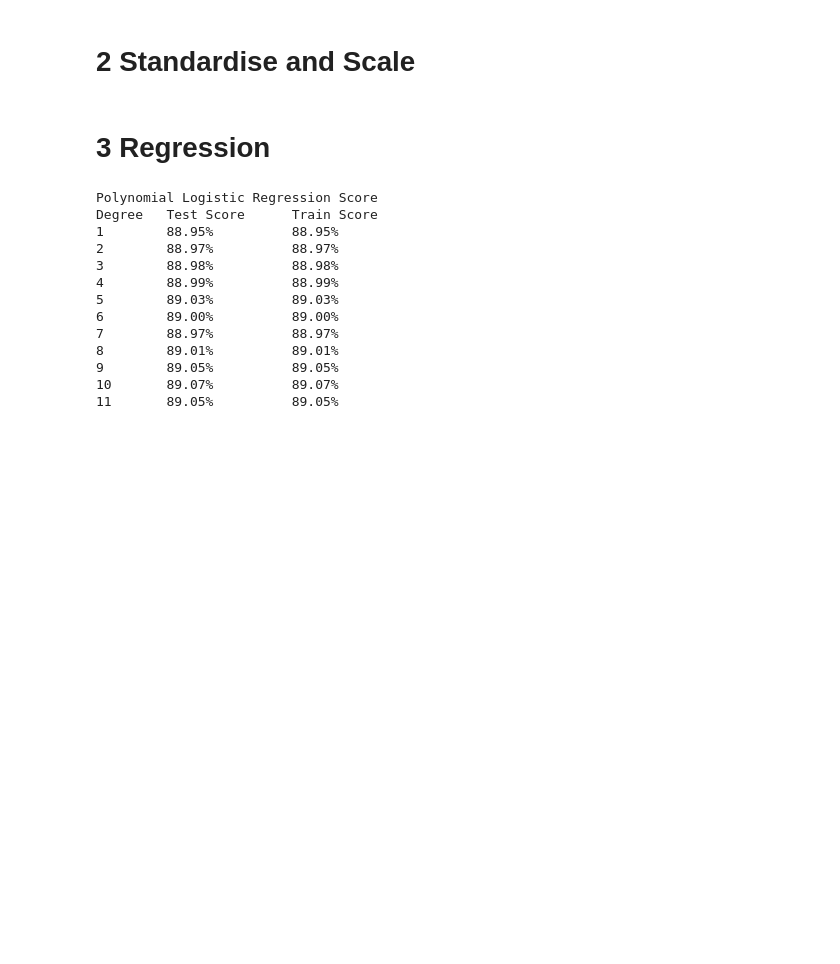
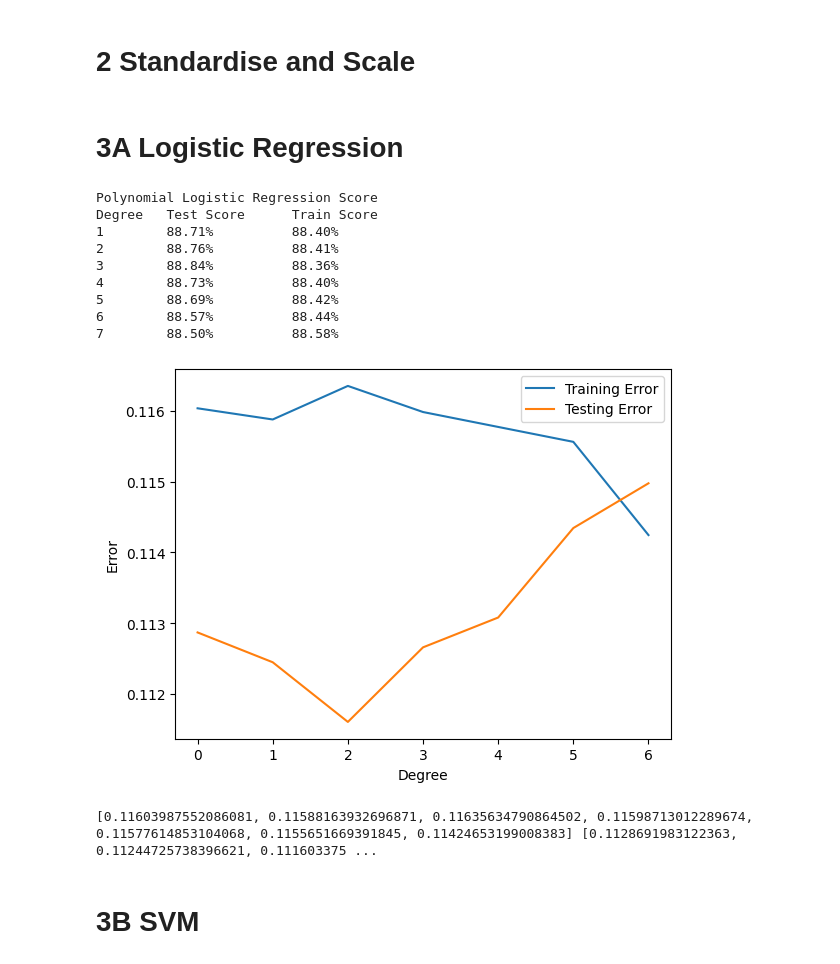
Before and after one commit to CoolestAIKids/formula1, a Jupyter notebook: src/formula1.ipynb, the cells around one changed output. Drawn from its saved outputs; the diff is of its cells as text; code cells hidden in the pictures; blank space fills up the shorter version.

```diff
--- a/src/formula1.ipynb
+++ b/src/formula1.ipynb
@@ -110,7 +113,7 @@ scaler = StandardScaler()
 X_train = scaler.fit_transform(X_train)
 X_test = scaler.transform(X_test)
 # %% [markdown]
-# 3 Regression
+# 3A Logistic Regression
 # %%
 def polynomial_logistic_regression(X_train, Y_train, X_test, Y_test, max_degree=6):
     """Polynomial logistic regression
@@ -144,24 +147,45 @@ def polynomial_logistic_regression(X_train, Y_train, X_test, Y_test, max_degree=
         testing_score = logreg.score(X_test_poly, Y_test)
 
         # Append errors
-        training_error.append(1 - training_score * 100)
-        testing_error.append(1 - testing_score * 100)
+        training_error.append(1 - training_score)
+        testing_error.append(1 - testing_score)
 
         # Fancy print B)
         print(f"{i} \t {testing_score*100.0:.2f}% \t {training_score*100.0:.2f}%")
+
+    return training_error, testing_error
+# %%
+def plot_error(training_error, testing_error):
+    """Plots the training and testing error.
+
+    Args:
+        training_error (list): List of training errors
+        testing_error (list): List of testing errors
+    """
+    plt.plot(training_error, label="Training Error")
+    plt.plot(testing_error, label="Testing Error")
+    plt.xlabel("Degree")
+    plt.ylabel("Error")
+    plt.legend()
+    plt.show()
 # %%
-polynomial_logistic_regression(X_train, Y_train, X_test, Y_test, max_degree=11)
+training_error, testing_error = polynomial_logistic_regression(
+    X_train, Y_train, X_test, Y_test, max_degree=7
+)
 # %% [output]
 Polynomial Logistic Regression Score
 Degree   Test Score      Train Score
-1        88.95%          88.95%
-2        88.97%          88.97%
-3        88.98%          88.98%
-4        88.99%          88.99%
-5        89.03%          89.03%
-6        89.00%          89.00%
-7        88.97%          88.97%
-8        89.01%          89.01%
-9        89.05%          89.05%
-10       89.07%          89.07%
-11       89.05%          89.05%
+1        88.71%          88.40%
+2        88.76%          88.41%
+3        88.84%          88.36%
+4        88.73%          88.40%
+5        88.69%          88.42%
+6        88.57%          88.44%
+7        88.50%          88.58%
+# %%
+plot_error(training_error, testing_error)
+# %% [output]
+[figure, added]
+[0.11603987552086081, 0.11588163932696871, 0.11635634790864502, 0.11598713012289674, 0.11577614853104068, 0.1155651669391845, 0.11424653199008383] [0.1128691983122363, 0.11244725738396621, 0.111603375 ...
+# %% [markdown]
+# 3B SVM
```
Also changed, not shown: parts of 3 cells of this notebook.
